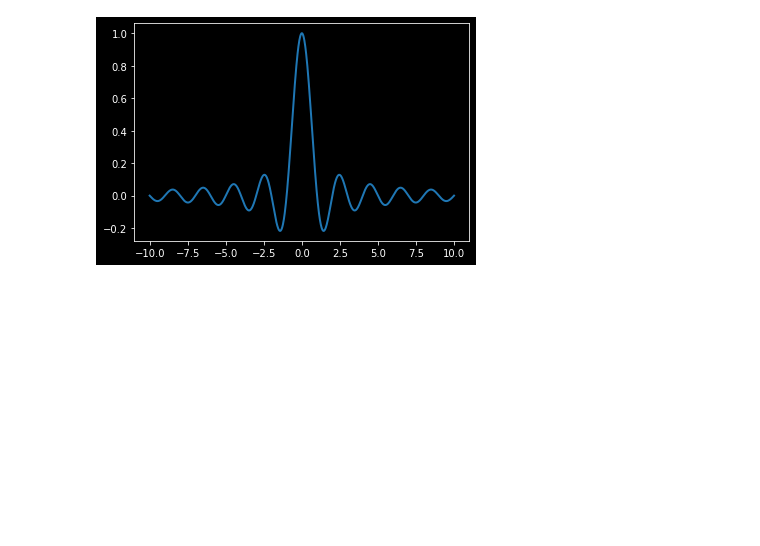
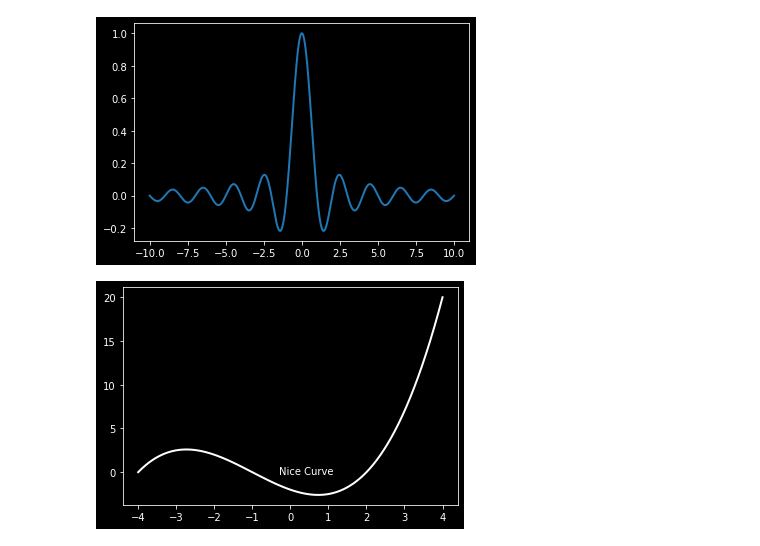
Before and after one commit to EdGlez/Data-visualization, a Jupyter notebook: For data visualization.ipynb, the cells around one changed output. Saved outputs shown, nothing was run; the diff lists cells and outputs as text; code cells hidden in the pictures; blank space fills up the shorter version.

```diff
--- a/For data visualization.ipynb
+++ b/For data visualization.ipynb
@@ -263,3 +263,12 @@ plt.savefig('graph.png', c = 'k')
 #plt.savefig('graph.pdf')
 # %% [output]
 [figure]
+# %%
+#Adding text anywhere
+X = np.linspace(-4, 4, 1024)
+Y = .25 * (X + 4.) * (X + 1.) * (X - 2.)
+plt.text(-0.3, -0.28, 'Nice Curve')
+plt.plot(X, Y, c = 'w')
+plt.show()
+# %% [output]
+[figure, added]
```
Also changed, not shown: parts of 8 cells of this notebook.
